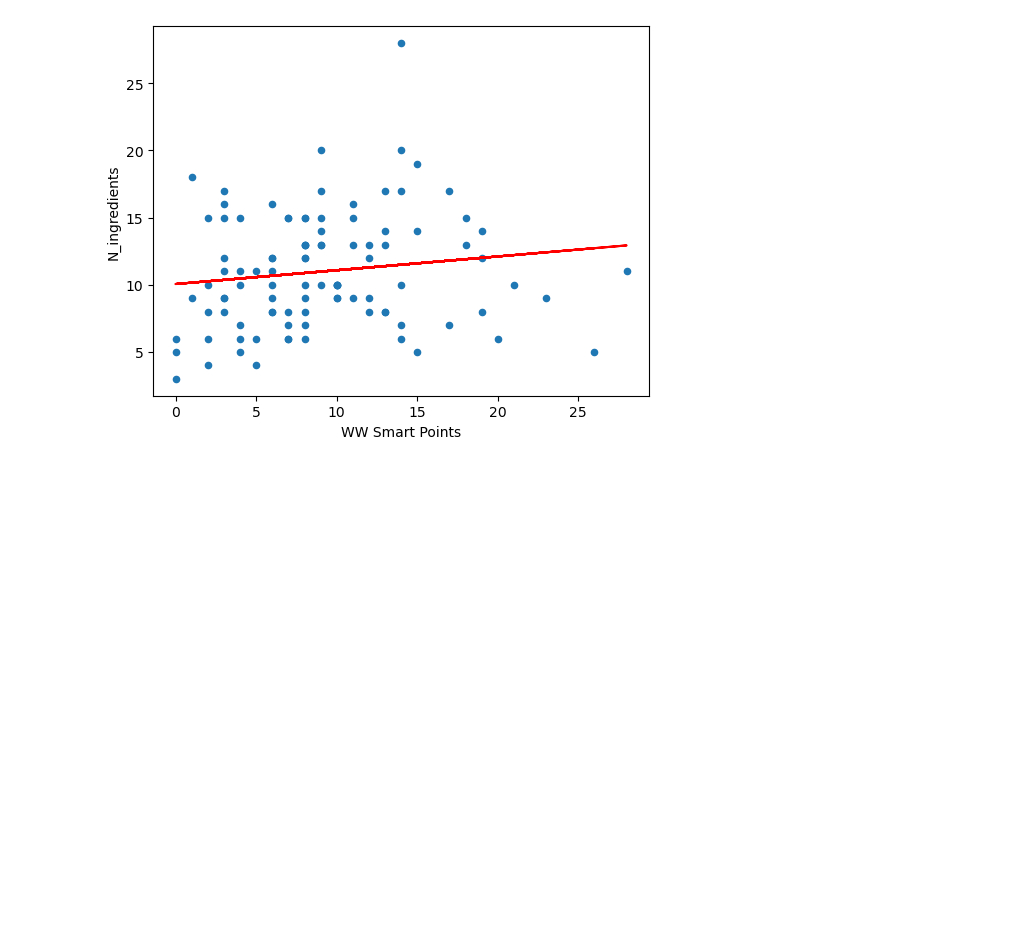
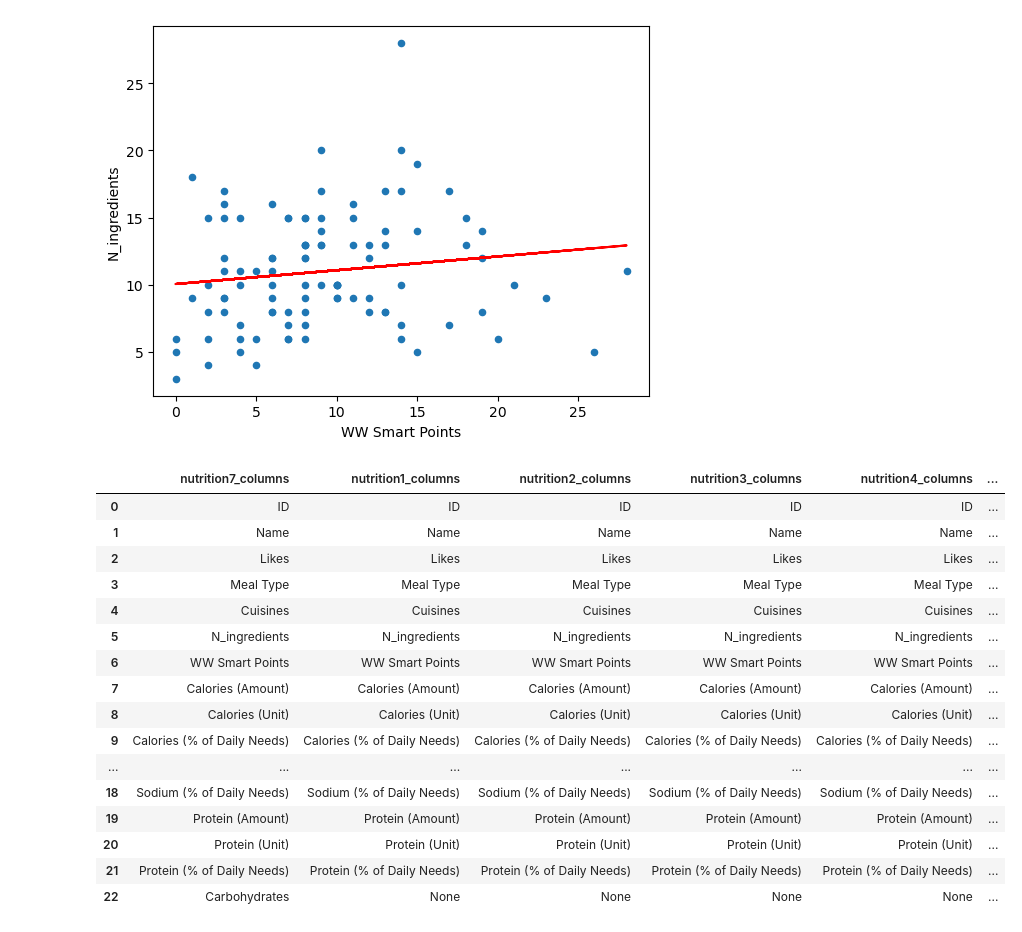
Before and after one commit to alyssahondrade/Project1, a Jupyter notebook: nutritious_recipes.ipynb, the cells around one changed output. Cells and saved outputs as stored; diff of their text form; code cells hidden in the pictures; blank space fills up the shorter version.

```diff
--- a/nutritious_recipes.ipynb
+++ b/nutritious_recipes.ipynb
@@ -968,3 +968,42 @@ plt.show()
 # %% [output]
 R-value: 0.0192
 [figure]
+# %%
+#identifing the column name of each nutrition csv's
+nutrition0_df = pd.read_csv("Resources/03_simplified_data/initial_nutrition_0.csv")
+nutrition1_df = pd.read_csv("Resources/03_simplified_data/initial_nutrition_1.csv")
+nutrition2_df = pd.read_csv("Resources/03_simplified_data/initial_nutrition_2.csv")
+nutrition3_df = pd.read_csv("Resources/03_simplified_data/initial_nutrition_3.csv")
+nutrition4_df = pd.read_csv("Resources/03_simplified_data/initial_nutrition_4.csv")
+nutrition5_df = pd.read_csv("Resources/03_simplified_data/initial_nutrition_5.csv")
+nutrition7_df = pd.read_csv("Resources/03_simplified_data/initial_nutrition_7.csv")
+nutrition10_df = pd.read_csv("Resources/03_simplified_data/initial_nutrition_10.csv")
+nutrition11_df = pd.read_csv("Resources/03_simplified_data/initial_nutrition_11.csv")
+#nutrition1_df.count()
+# %%
+column_all = [list(nutrition7_df.columns),list(nutrition1_df.columns),list(nutrition2_df.columns),list(nutrition3_df.columns),list(nutrition4_df.columns),
+         list(nutrition5_df.columns),list(nutrition0_df.columns),list(nutrition10_df.columns),list(nutrition11_df.columns)]
+# %%
+nutrition7_columns = pd.DataFrame(column_all).transpose()
+nutrition7_columns.columns = ['nutrition7_columns','nutrition1_columns','nutrition2_columns','nutrition3_columns',
+                             'nutrition4_columns','nutrition5_columns','nutrition0_columns',
+                             'nutrition10_columns','nutrition11_columns']
+nutrition7_columns
+# %% [output]
+|  | nutrition7_columns | nutrition1_columns | nutrition2_columns | nutrition3_columns | nutrition4_columns | ... |
+| 0 | ID | ID | ID | ID | ID | ... |
+| 1 | Name | Name | Name | Name | Name | ... |
+| 2 | Likes | Likes | Likes | Likes | Likes | ... |
+| 3 | Meal Type | Meal Type | Meal Type | Meal Type | Meal Type | ... |
+| 4 | Cuisines | Cuisines | Cuisines | Cuisines | Cuisines | ... |
+| 5 | N_ingredients | N_ingredients | N_ingredients | N_ingredients | N_ingredients | ... |
+| 6 | WW Smart Points | WW Smart Points | WW Smart Points | WW Smart Points | WW Smart Points | ... |
+| 7 | Calories (Amount) | Calories (Amount) | Calories (Amount) | Calories (Amount) | Calories (Amount) | ... |
+| 8 | Calories (Unit) | Calories (Unit) | Calories (Unit) | Calories (Unit) | Calories (Unit) | ... |
+| 9 | Calories (% of Daily Needs) | Calories (% of Daily Needs) | Calories (% of Daily Needs) | Calories (% of Daily Needs) | Calories (% of Daily Needs) | ... |
+| ... | ... | ... | ... | ... | ... | ... |
+| 18 | Sodium (% of Daily Needs) | Sodium (% of Daily Needs) | Sodium (% of Daily Needs) | Sodium (% of Daily Needs) | Sodium (% of Daily Needs) | ... |
+| 19 | Protein (Amount) | Protein (Amount) | Protein (Amount) | Protein (Amount) | Protein (Amount) | ... |
+| 20 | Protein (Unit) | Protein (Unit) | Protein (Unit) | Protein (Unit) | Protein (Unit) | ... |
+| 21 | Protein (% of Daily Needs) | Protein (% of Daily Needs) | Protein (% of Daily Needs) | Protein (% of Daily Needs) | Protein (% of Daily Needs) | ... |
+| 22 | Carbohydrates | None | None | None | None | ... |
```
Also changed, not shown: parts of 11 cells of this notebook, 1 other file.
